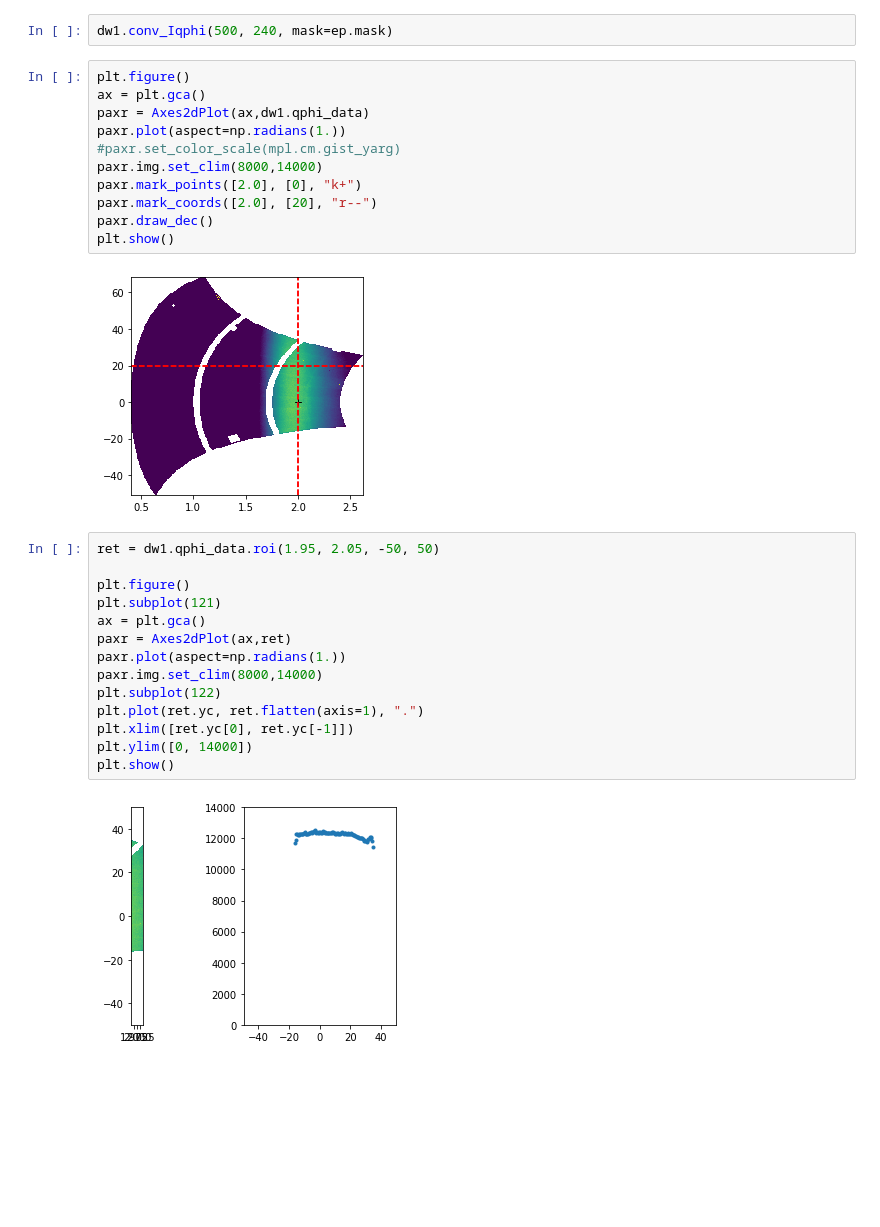
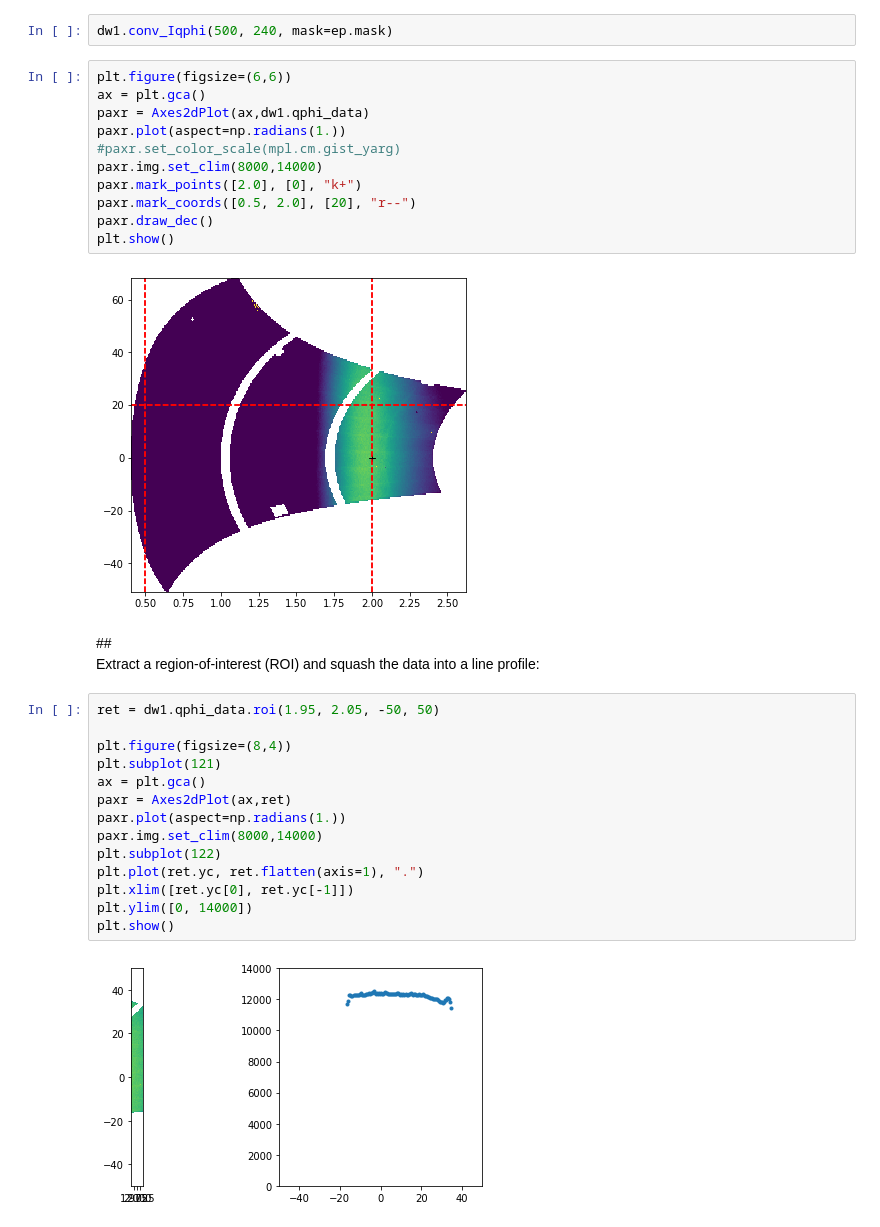
Before and after one commit to NSLS-II-LIX/py4xs, a Jupyter notebook: docs/Data2D_demo.ipynb, the cells around one changed output. Saved outputs shown, nothing was run; the diff lists cells and outputs as text; blank space fills up the shorter version.

```diff
--- a/docs/Data2D_demo.ipynb
+++ b/docs/Data2D_demo.ipynb
@@ -64,31 +78,34 @@ plt.show()
 # %%
 dw1.conv_Iqphi(500, 240, mask=ep.mask)
 # %%
-plt.figure()
+plt.figure(figsize=(6,6))
 ax = plt.gca()
 paxr = Axes2dPlot(ax,dw1.qphi_data)
 paxr.plot(aspect=np.radians(1.))
 #paxr.set_color_scale(mpl.cm.gist_yarg)
 paxr.img.set_clim(8000,14000)
 paxr.mark_points([2.0], [0], "k+")
-paxr.mark_coords([2.0], [20], "r--")
+paxr.mark_coords([0.5, 2.0], [20], "r--")
 paxr.draw_dec()
 plt.show()
 # %% [output]
-[figure, old version]
+[figure, new version]
+# %% [markdown]
+##<br>
+Extract a region-of-interest (ROI) and squash the data into a line profile:
 # %%
 ret = dw1.qphi_data.roi(1.95, 2.05, -50, 50)
 
-plt.figure()
+plt.figure(figsize=(8,4))
 plt.subplot(121)
 ax = plt.gca()
 paxr = Axes2dPlot(ax,ret)
 paxr.plot(aspect=np.radians(1.))
 paxr.img.set_clim(8000,14000)
 plt.subplot(122)
 plt.plot(ret.yc, ret.flatten(axis=1), ".")
 plt.xlim([ret.yc[0], ret.yc[-1]])
 plt.ylim([0, 14000])
 plt.show()
 # %% [output]
-[figure, old version]
+[figure, new version]
```
Also changed, not shown: parts of 9 cells of this notebook, 4 other files.
